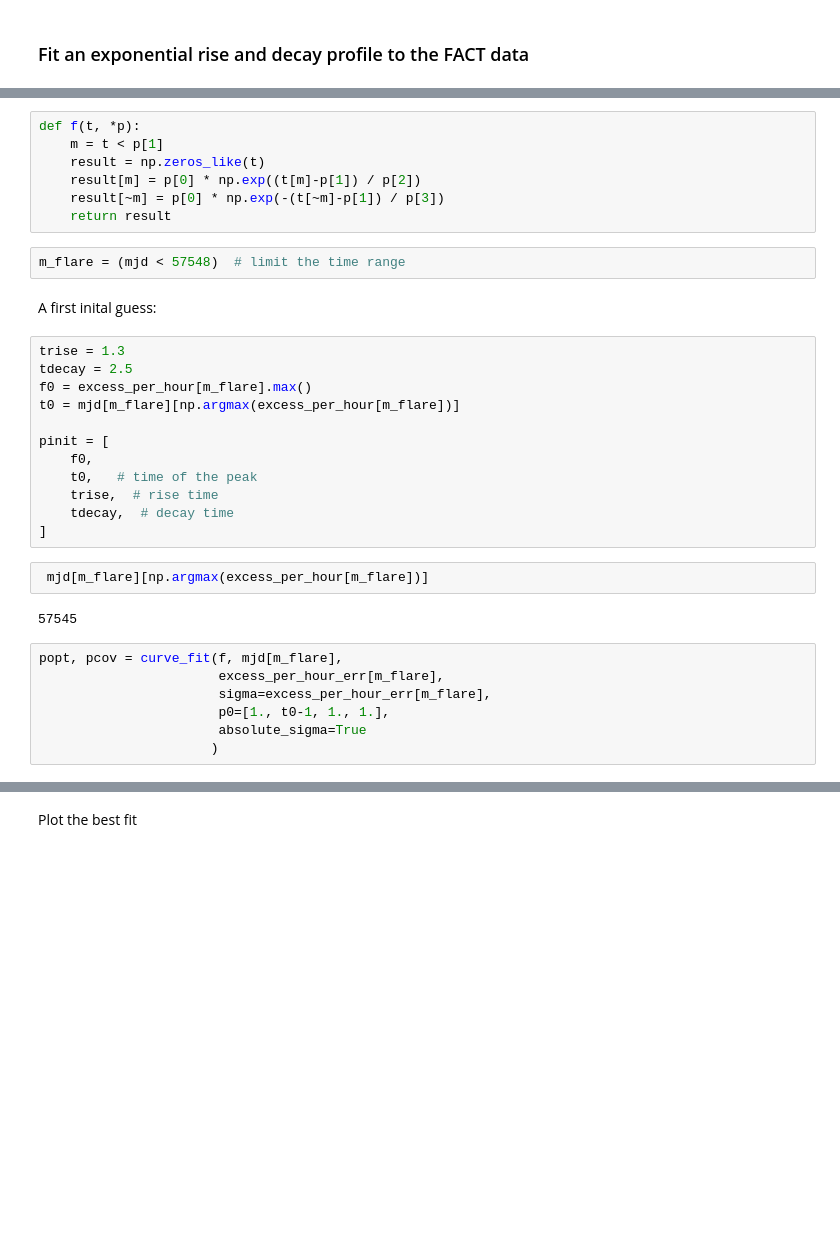
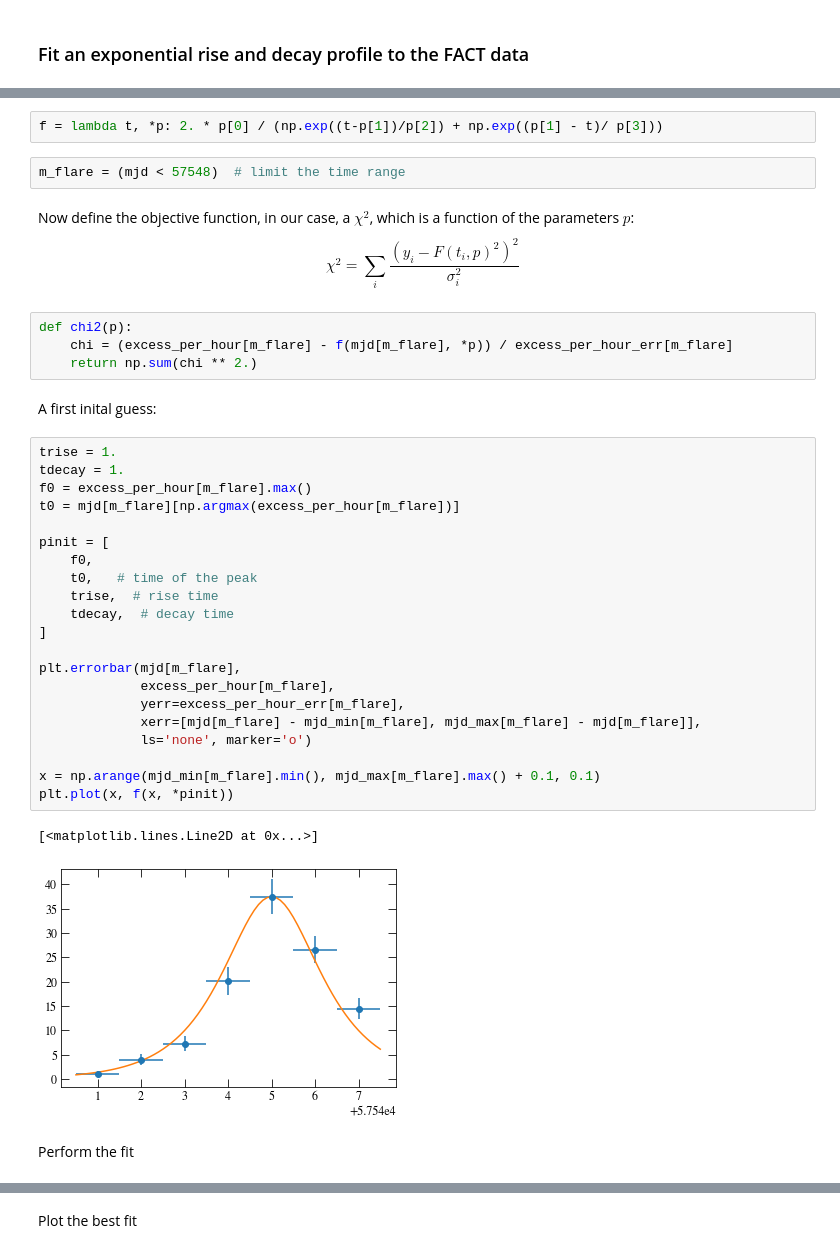
Before and after one commit to kaoriinakashima/gammaray_in_class, a Jupyter notebook: 4-light_curve_interpretation.ipynb, the cells around one changed output, grey strips where cells are left out. Saved outputs shown, nothing was run; the diff lists cells and outputs as text; blank space fills up the shorter version.

```diff
--- a/4-light_curve_interpretation.ipynb
+++ b/4-light_curve_interpretation.ipynb
@@ -258,34 +258,39 @@ First define the fitting function:
 # %%
-def f(t, *p):
-    m = t < p[1]
-    result = np.zeros_like(t)
-    result[m] = p[0] * np.exp((t[m]-p[1]) / p[2])
-    result[~m] = p[0] * np.exp(-(t[~m]-p[1]) / p[3])
-    return result
+f = lambda t, *p: 2. * p[0] / (np.exp((t-p[1])/p[2]) + np.exp((p[1] - t)/ p[3]))
 # %%
 m_flare = (mjd < 57548)  # limit the time range
+# %% [markdown]
+Now define the objective function, in our case, a $\chi^2$, which is a function of the parameters $p$:
+    $$ \chi^2 = \sum_i \frac{(y_i - F(t_i, p)^2)^2}{\sigma_i^2}$$
+# %%
+def chi2(p):
+    chi = (excess_per_hour[m_flare] - f(mjd[m_flare], *p)) / excess_per_hour_err[m_flare]
+    return np.sum(chi ** 2.)
 # %% [markdown]
 A first inital guess:
 # %%
-trise = 1.3
-tdecay = 2.5
+trise = 1.
+tdecay = 1.
 f0 = excess_per_hour[m_flare].max()
 t0 = mjd[m_flare][np.argmax(excess_per_hour[m_flare])]
 
 pinit = [
     f0,
     t0,   # time of the peak
     trise,  # rise time
     tdecay,  # decay time
 ]
+
+plt.errorbar(mjd[m_flare],
+             excess_per_hour[m_flare],
+             yerr=excess_per_hour_err[m_flare],
+             xerr=[mjd[m_flare] - mjd_min[m_flare], mjd_max[m_flare] - mjd[m_flare]],
+             ls='none', marker='o')
+
+x = np.arange(mjd_min[m_flare].min(), mjd_max[m_flare].max() + 0.1, 0.1)
+plt.plot(x, f(x, *pinit))
+# %% [output]
+[<matplotlib.lines.Line2D at 0x...>]
+[figure, added]
-# %%
- mjd[m_flare][np.argmax(excess_per_hour[m_flare])]
-# %% [output]
-57545
-# %%
-popt, pcov = curve_fit(f, mjd[m_flare],
-                       excess_per_hour_err[m_flare],
-                       sigma=excess_per_hour_err[m_flare],
-                       p0=[1., t0-1, 1., 1.],
-                       absolute_sigma=True
-                      )
+# %% [markdown]
+Perform the fit
```
Also changed, not shown: parts of 15 cells of this notebook.
